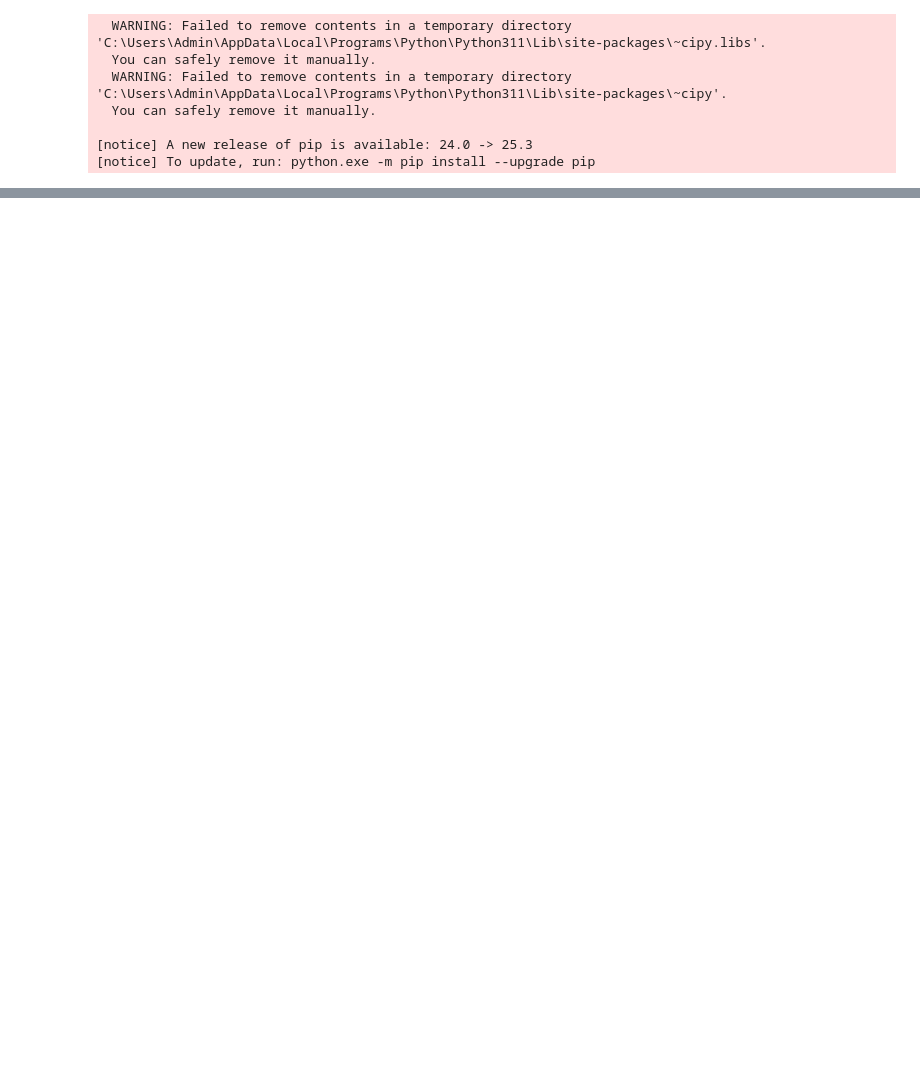
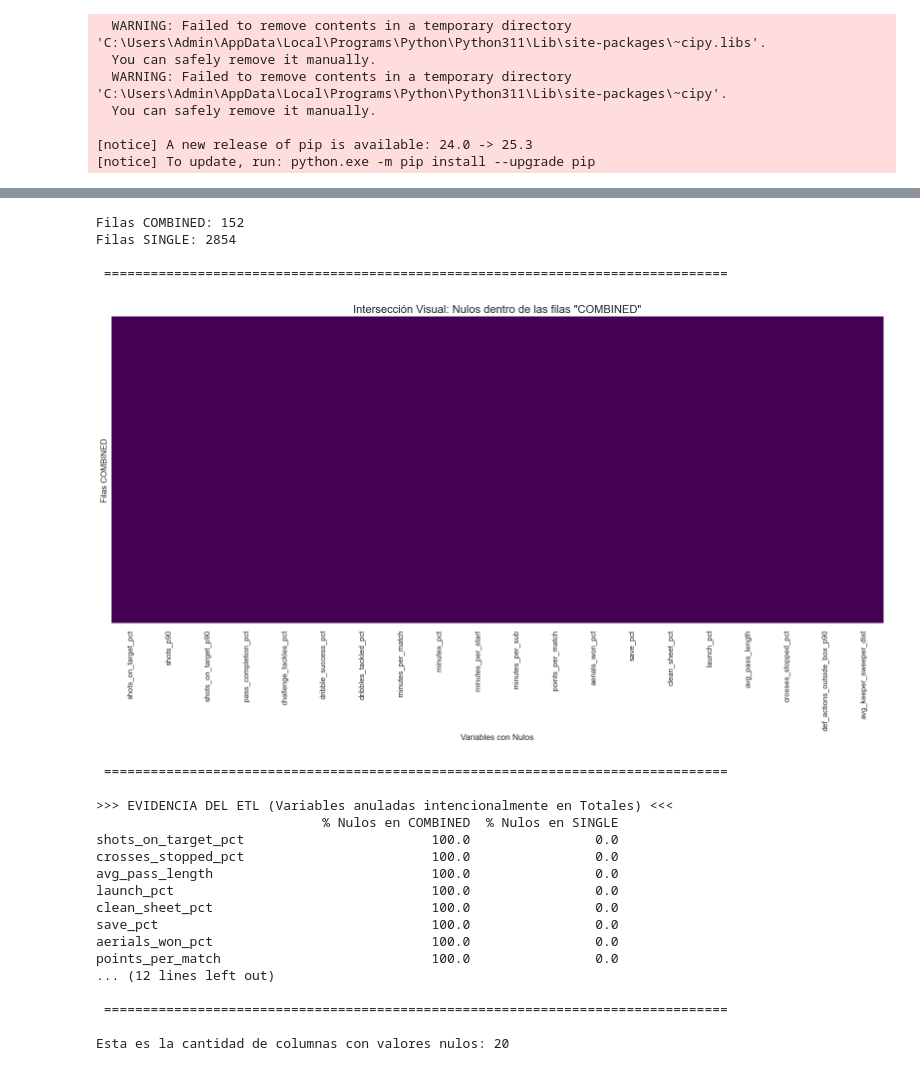
Before and after one commit to RDsanchez-git/Objetive_BallonDor, a Jupyter notebook: notebooks/01_eda_analysis.ipynb, the cells around one changed output, grey strips where cells are left out. Saved outputs shown, nothing was run; the diff lists cells and outputs as text; code cells hidden in the pictures; blank space fills up the shorter version.

```diff
--- a/notebooks/01_eda_analysis.ipynb
+++ b/notebooks/01_eda_analysis.ipynb
@@ -314,0 +389,75 @@ max     150.00
+# %%
+# Aquí se comprueba que los valores nulos se corresponden con los valores "COMBINED"
+
+# 1. Separar el universo en dos: 'Combined' (Totales) vs 'Single' (Equipos individuales)
+df_combined = df[df['squad'] == 'COMBINED']
+df_single = df[df['squad'] != 'COMBINED']
+
+print(f"Filas COMBINED: {len(df_combined)}")
+print(f"Filas SINGLE: {len(df_single)}")
+print('\n',"=" * 80)
+
+# 2. Identificar columnas con Nulos
+# Solo nos interesan las columnas que tienen algún dato faltante
+cols_with_nulls = df.columns[df.isnull().any()].tolist()
+
+if not cols_with_nulls:
+    print("¡No hay nulos en el dataset!")
+else:
+    # --- VISUALIZACIÓN 1: MAPA DE CALOR SOLO DE 'COMBINED' ---
+    plt.figure(figsize=(20, 8))
+    # Filtramos el DF para ver solo filas COMBINED y solo columnas problemáticas
+    sns.heatmap(df_combined[cols_with_nulls].isnull(), cbar=False, yticklabels=False, cmap='viridis')
+    plt.title('Intersección Visual: Nulos dentro de las filas "COMBINED"', fontsize=16)
+    plt.xlabel('Variables con Nulos')
+    plt.ylabel('Filas COMBINED')
+    plt.xticks(rotation=90)
+    plt.show()
+
+    # --- ANÁLISIS 2: COMPARATIVA NUMÉRICA (LA PRUEBA DE FUEGO) ---
+    # Calculamos el % de nulos en cada grupo
+    null_pct_combined = df_combined[cols_with_nulls].isnull().mean() * 100
+    null_pct_single = df_single[cols_with_nulls].isnull().mean() * 100
+
+    # Creamos un DataFrame para comparar
+    comparison = pd.DataFrame({
+        '% Nulos en COMBINED': null_pct_combined,
+        '% Nulos en SINGLE': null_pct_single
+    })
+
+# 3. Filtramos para ver donde la diferencia es drástica (Hipótesis del ETL)
+
+# Mostramos columnas donde Combined es 100% nulo pero Single tiene datos
+print('\n',"=" * 80)
+print("\n>>> EVIDENCIA DEL ETL (Variables anuladas intencionalmente en Totales) <<<")
+pd.set_option('display.max_rows', None)
+print(comparison[comparison['% Nulos en COMBINED'] > 90].sort_values('% Nulos en SINGLE'))
+
+nulos = reporte[(reporte['% Nulos'] > 0)]
+
+print('\n',"=" * 80)
+
+print("\nEsta es la cantidad de columnas con valores nulos:", len(nulos))
+# %% [output]
+Filas COMBINED: 152
+Filas SINGLE: 2854
+
+ ================================================================================
+[figure, added]
+ ================================================================================
+
+>>> EVIDENCIA DEL ETL (Variables anuladas intencionalmente en Totales) <<<
+                             % Nulos en COMBINED  % Nulos en SINGLE
+shots_on_target_pct                        100.0                0.0
+crosses_stopped_pct                        100.0                0.0
+avg_pass_length                            100.0                0.0
+launch_pct                                 100.0                0.0
+clean_sheet_pct                            100.0                0.0
+save_pct                                   100.0                0.0
+aerials_won_pct                            100.0                0.0
+points_per_match                           100.0                0.0
+... (12 lines left out)
+
+ ================================================================================
+
+Esta es la cantidad de columnas con valores nulos: 20
```
Also changed, not shown: parts of 22 cells of this notebook, 2 other files.
